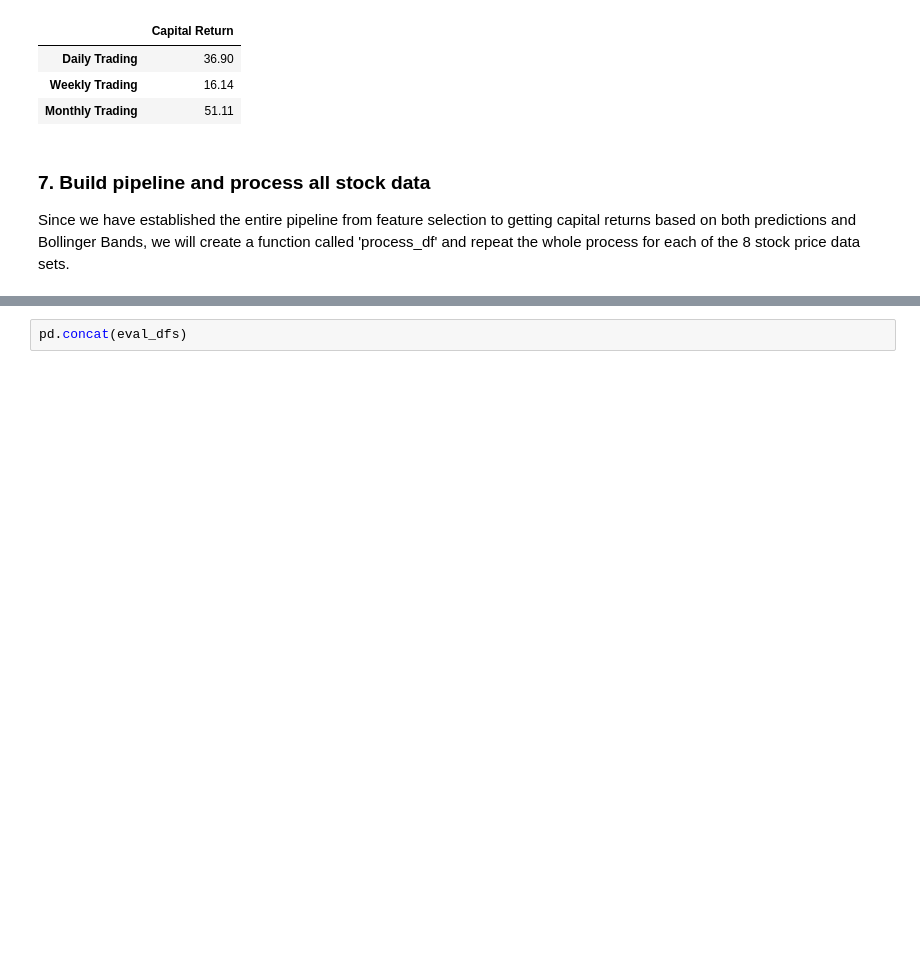
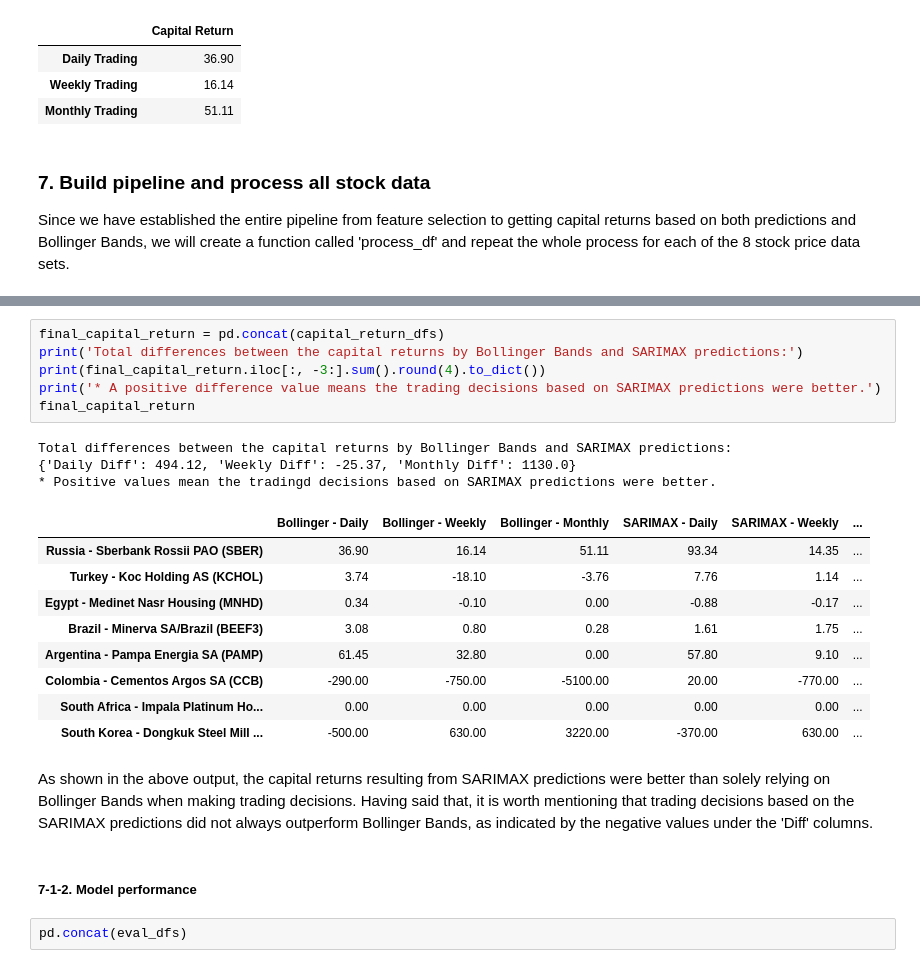
Before and after one commit to henryhyunwookim/ValueInvestor, a Jupyter notebook: ValueInvestor.ipynb, the cells around one changed output, grey strips where cells are left out. Saved outputs shown, nothing was run; the diff lists cells and outputs as text; blank space fills up the shorter version.

```diff
--- a/ValueInvestor.ipynb
+++ b/ValueInvestor.ipynb
@@ -683,3 +689,26 @@ dtype: float64
+# %%
+final_capital_return = pd.concat(capital_return_dfs)
+print('Total differences between the capital returns by Bollinger Bands and SARIMAX predictions:')
+print(final_capital_return.iloc[:, -3:].sum().round(4).to_dict())
+print('* A positive difference value means the trading decisions based on SARIMAX predictions were better.')
+final_capital_return
+# %% [output]
+Total differences between the capital returns by Bollinger Bands and SARIMAX predictions:
+{'Daily Diff': 494.12, 'Weekly Diff': -25.37, 'Monthly Diff': 1130.0}
+* Positive values mean the tradingd decisions based on SARIMAX predictions were better.
+|  | Bollinger - Daily | Bollinger - Weekly | Bollinger - Monthly | SARIMAX - Daily | SARIMAX - Weekly | ... |
+| Russia - Sberbank Rossii PAO (SBER) | 36.90 | 16.14 | 51.11 | 93.34 | 14.35 | ... |
+| Turkey - Koc Holding AS (KCHOL) | 3.74 | -18.10 | -3.76 | 7.76 | 1.14 | ... |
+| Egypt - Medinet Nasr Housing (MNHD) | 0.34 | -0.10 | 0.00 | -0.88 | -0.17 | ... |
+| Brazil - Minerva SA/Brazil (BEEF3) | 3.08 | 0.80 | 0.28 | 1.61 | 1.75 | ... |
+| Argentina - Pampa Energia SA (PAMP) | 61.45 | 32.80 | 0.00 | 57.80 | 9.10 | ... |
+| Colombia - Cementos Argos SA (CCB) | -290.00 | -750.00 | -5100.00 | 20.00 | -770.00 | ... |
+| South Africa - Impala Platinum Ho... | 0.00 | 0.00 | 0.00 | 0.00 | 0.00 | ... |
+| South Korea - Dongkuk Steel Mill ... | -500.00 | 630.00 | 3220.00 | -370.00 | 630.00 | ... |
+# %% [markdown]
+As shown in the above output, the capital returns resulting from SARIMAX predictions were better than solely relying on Bollinger Bands when making trading decisions. Having said that, it is worth mentioning that trading decisions based on the SARIMAX predictions did not always outperform Bollinger Bands, as indicated by the negative values under the 'Diff' columns.
+# %% [markdown]
+##### 7-1-2. Model performance
 # %%
 pd.concat(eval_dfs)
 # %% [output]
```
Also changed, not shown: parts of 8 cells of this notebook.
